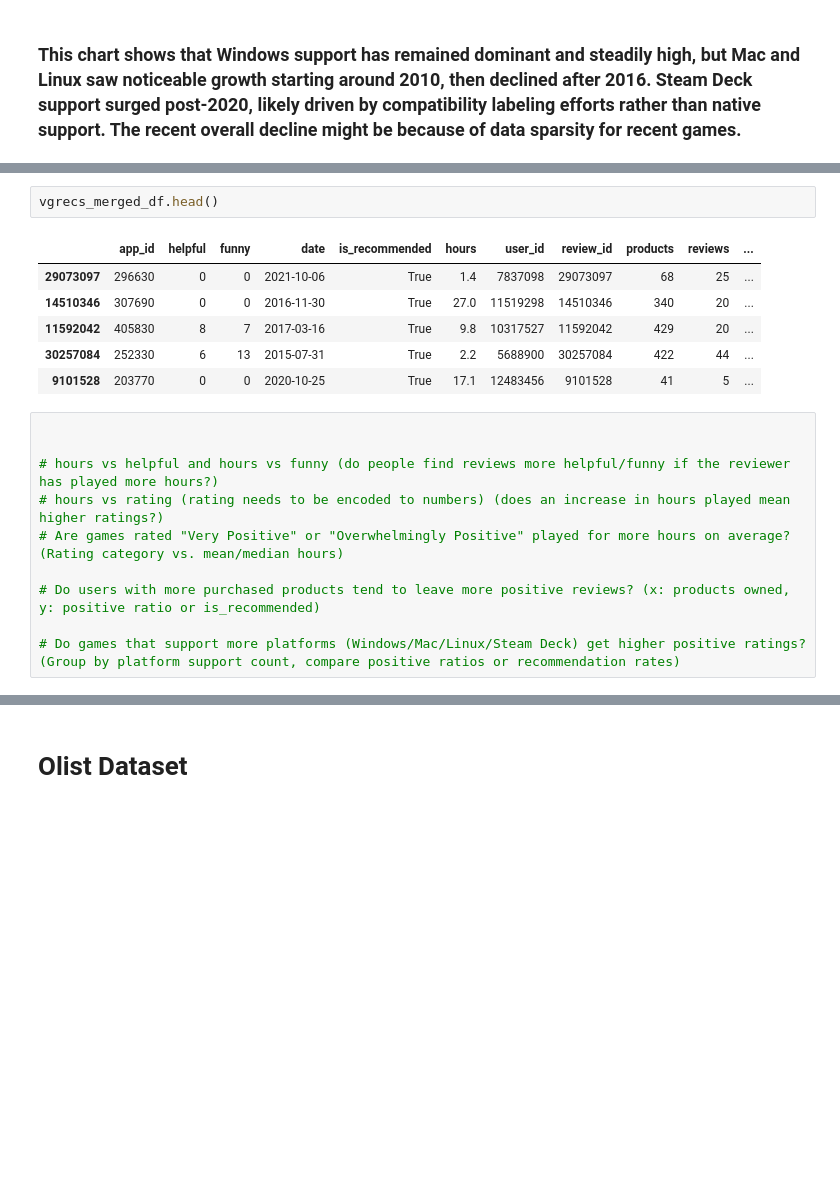
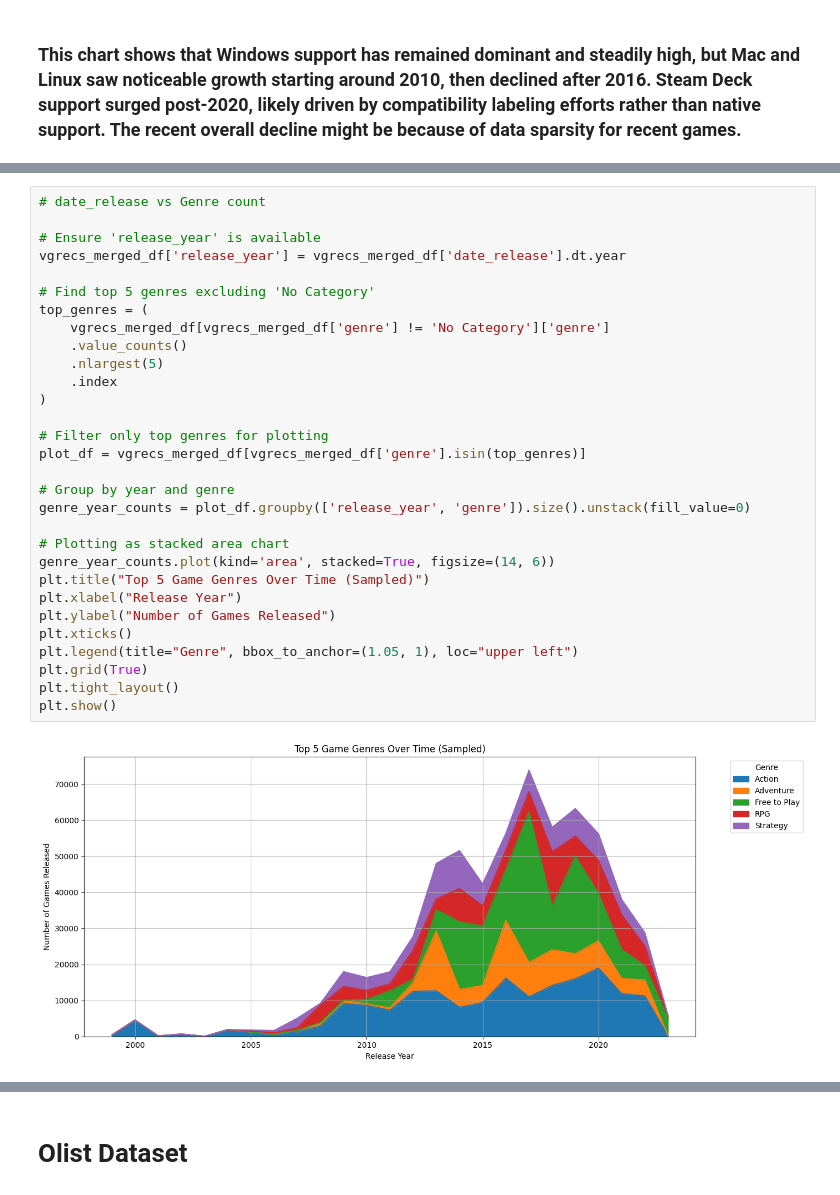
Before and after one commit to akmishra-1/Module-B-semester-2, a Jupyter notebook: OMDS-ModB2-Week6-Mishra-Amit.ipynb, the cells around one changed output, grey strips where cells are left out. Saved outputs shown, nothing was run; the diff lists cells and outputs as text; blank space fills up the shorter version.

Commit message:
Finished VGRecs Dataset

```diff
--- a/OMDS-ModB2-Week6-Mishra-Amit.ipynb
+++ b/OMDS-ModB2-Week6-Mishra-Amit.ipynb
@@ -818,22 +816,35 @@ plt.tight_layout()
 plt.show()
 # %% [output]
 [figure]
-# %%
-vgrecs_merged_df.head()
-# %% [output]
-|  | app_id | helpful | funny | date | is_recommended | hours | user_id | review_id | products | reviews | ... |
-| 29073097 | 296630 | 0 | 0 | 2021-10-06 | True | 1.4 | 7837098 | 29073097 | 68 | 25 | ... |
-| 14510346 | 307690 | 0 | 0 | 2016-11-30 | True | 27.0 | 11519298 | 14510346 | 340 | 20 | ... |
-| 11592042 | 405830 | 8 | 7 | 2017-03-16 | True | 9.8 | 10317527 | 11592042 | 429 | 20 | ... |
-| 30257084 | 252330 | 6 | 13 | 2015-07-31 | True | 2.2 | 5688900 | 30257084 | 422 | 44 | ... |
-| 9101528 | 203770 | 0 | 0 | 2020-10-25 | True | 17.1 | 12483456 | 9101528 | 41 | 5 | ... |
-# %%
-
-
-# hours vs helpful and hours vs funny (do people find reviews more helpful/funny if the reviewer has played more hours?)
-# hours vs rating (rating needs to be encoded to numbers) (does an increase in hours played mean higher ratings?)
-# Are games rated "Very Positive" or "Overwhelmingly Positive" played for more hours on average? (Rating category vs. mean/median hours)
-
-# Do users with more purchased products tend to leave more positive reviews? (x: products owned, y: positive ratio or is_recommended)
-
-# Do games that support more platforms (Windows/Mac/Linux/Steam Deck) get higher positive ratings? (Group by platform support count, compare positive ratios or recommendation rates)
+# %%
+# date_release vs Genre count
+
+# Ensure 'release_year' is available
+vgrecs_merged_df['release_year'] = vgrecs_merged_df['date_release'].dt.year
+
+# Find top 5 genres excluding 'No Category'
+top_genres = (
+    vgrecs_merged_df[vgrecs_merged_df['genre'] != 'No Category']['genre']
+    .value_counts()
+    .nlargest(5)
+    .index
+)
+
+# Filter only top genres for plotting
+plot_df = vgrecs_merged_df[vgrecs_merged_df['genre'].isin(top_genres)]
+
+# Group by year and genre
+genre_year_counts = plot_df.groupby(['release_year', 'genre']).size().unstack(fill_value=0)
+
+# Plotting as stacked area chart
+genre_year_counts.plot(kind='area', stacked=True, figsize=(14, 6))
+plt.title("Top 5 Game Genres Over Time (Sampled)")
+plt.xlabel("Release Year")
+plt.ylabel("Number of Games Released")
+plt.xticks()
+plt.legend(title="Genre", bbox_to_anchor=(1.05, 1), loc="upper left")
+plt.grid(True)
+plt.tight_layout()
+plt.show()
+# %% [output]
+[figure, added]
```
Also changed, not shown: parts of 10 cells of this notebook.
